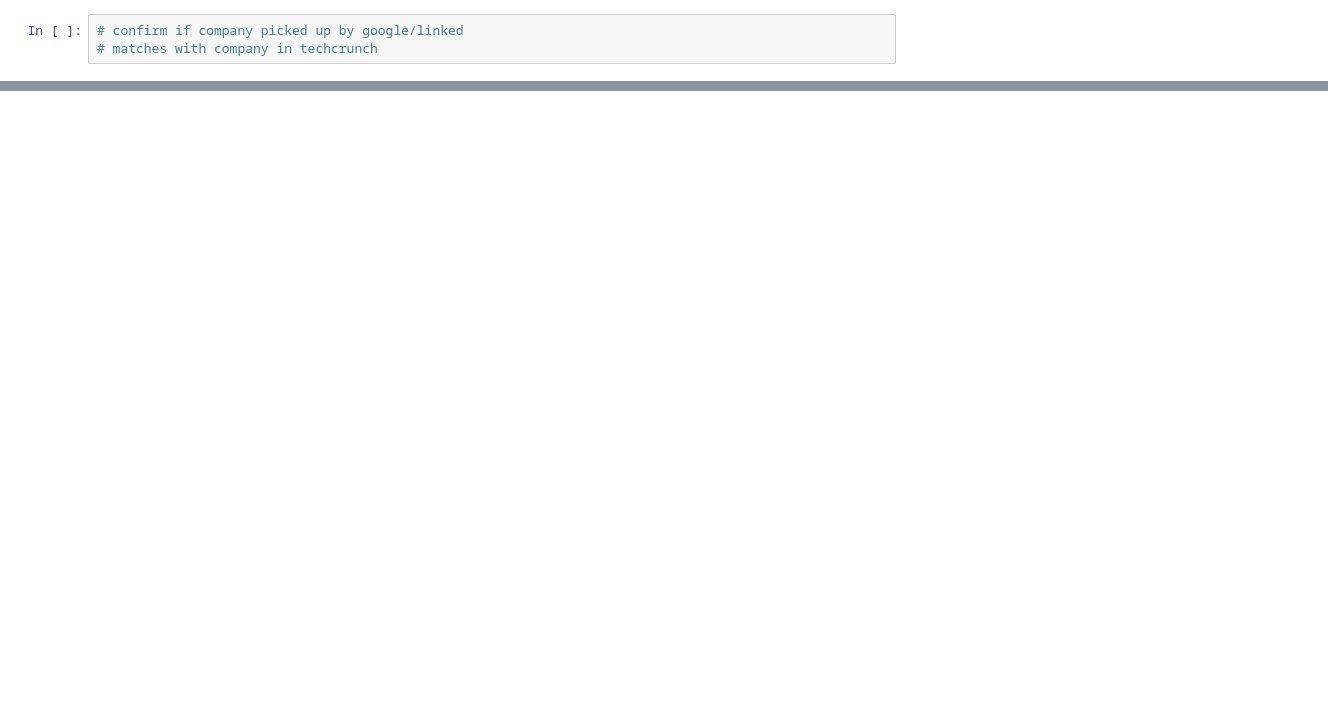
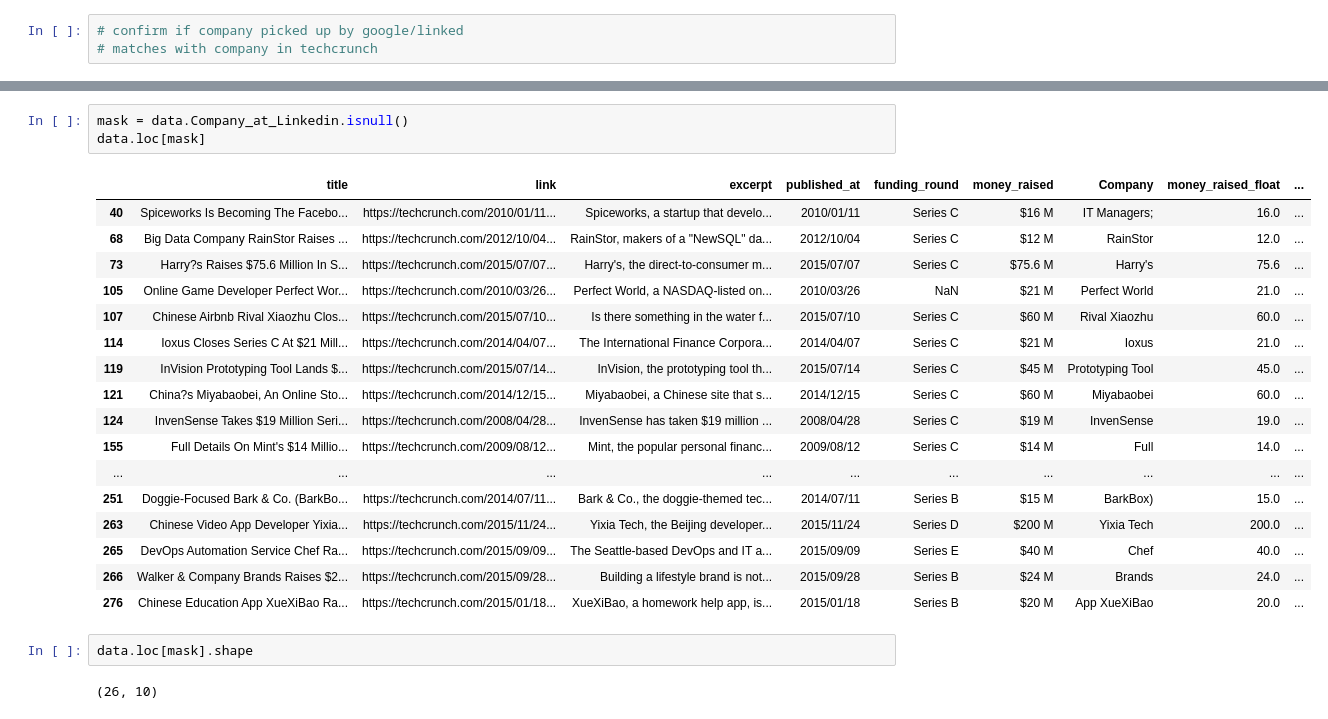
Before and after one commit to K-AlfredIwasaki/job_hunting_made_easy, a Jupyter notebook: project1b/data_collection_preprocessing/preprocessing6_validate_company_at_linkedin_vs_company_at_techcrunch.ipynb, the cells around one changed output, grey strips where cells are left out. Drawn from its saved outputs; the diff is of its cells as text; blank space fills up the shorter version.

```diff
--- a/project1b/data_collection_preprocessing/preprocessing6_validate_company_at_linkedin_vs_company_at_techcrunch.ipynb
+++ b/project1b/data_collection_preprocessing/preprocessing6_validate_company_at_linkedin_vs_company_at_techcrunch.ipynb
@@ -37 +38,26 @@ data["Company_at_Linkedin"] = data.Linkedin_profile.apply(
     lambda company: get_linkedin_company_name(company) )
+# %%
+mask = data.Company_at_Linkedin.isnull()
+data.loc[mask]
+# %% [output]
+|  | title | link | excerpt | published_at | funding_round | money_raised | Company | money_raised_float | ... |
+| 40 | Spiceworks Is Becoming The Facebo... | https://techcrunch.com/2010/01/11... | Spiceworks, a startup that develo... | 2010/01/11 | Series C | $16 M | IT Managers; | 16.0 | ... |
+| 68 | Big Data Company RainStor Raises ... | https://techcrunch.com/2012/10/04... | RainStor, makers of a "NewSQL" da... | 2012/10/04 | Series C | $12 M | RainStor | 12.0 | ... |
+| 73 | Harry?s Raises $75.6 Million In S... | https://techcrunch.com/2015/07/07... | Harry's, the direct-to-consumer m... | 2015/07/07 | Series C | $75.6 M | Harry's | 75.6 | ... |
+| 105 | Online Game Developer Perfect Wor... | https://techcrunch.com/2010/03/26... | Perfect World, a NASDAQ-listed on... | 2010/03/26 | NaN | $21 M | Perfect World | 21.0 | ... |
+| 107 | Chinese Airbnb Rival Xiaozhu Clos... | https://techcrunch.com/2015/07/10... | Is there something in the water f... | 2015/07/10 | Series C | $60 M | Rival Xiaozhu | 60.0 | ... |
+| 114 | Ioxus Closes Series C At $21 Mill... | https://techcrunch.com/2014/04/07... | The International Finance Corpora... | 2014/04/07 | Series C | $21 M | Ioxus | 21.0 | ... |
+| 119 | InVision Prototyping Tool Lands $... | https://techcrunch.com/2015/07/14... | InVision, the prototyping tool th... | 2015/07/14 | Series C | $45 M | Prototyping Tool | 45.0 | ... |
+| 121 | China?s Miyabaobei, An Online Sto... | https://techcrunch.com/2014/12/15... | Miyabaobei, a Chinese site that s... | 2014/12/15 | Series C | $60 M | Miyabaobei | 60.0 | ... |
+| 124 | InvenSense Takes $19 Million Seri... | https://techcrunch.com/2008/04/28... | InvenSense has taken $19 million ... | 2008/04/28 | Series C | $19 M | InvenSense | 19.0 | ... |
+| 155 | Full Details On Mint's $14 Millio... | https://techcrunch.com/2009/08/12... | Mint, the popular personal financ... | 2009/08/12 | Series C | $14 M | Full | 14.0 | ... |
+| ... | ... | ... | ... | ... | ... | ... | ... | ... | ... |
+| 251 | Doggie-Focused Bark & Co. (BarkBo... | https://techcrunch.com/2014/07/11... | Bark & Co., the doggie-themed tec... | 2014/07/11 | Series B | $15 M | BarkBox) | 15.0 | ... |
+| 263 | Chinese Video App Developer Yixia... | https://techcrunch.com/2015/11/24... | Yixia Tech, the Beijing developer... | 2015/11/24 | Series D | $200 M | Yixia Tech | 200.0 | ... |
+| 265 | DevOps Automation Service Chef Ra... | https://techcrunch.com/2015/09/09... | The Seattle-based DevOps and IT a... | 2015/09/09 | Series E | $40 M | Chef | 40.0 | ... |
+| 266 | Walker & Company Brands Raises $2... | https://techcrunch.com/2015/09/28... | Building a lifestyle brand is not... | 2015/09/28 | Series B | $24 M | Brands | 24.0 | ... |
+| 276 | Chinese Education App XueXiBao Ra... | https://techcrunch.com/2015/01/18... | XueXiBao, a homework help app, is... | 2015/01/18 | Series B | $20 M | App XueXiBao | 20.0 | ... |
+# %%
+data.loc[mask].shape
+# %% [output]
+(26, 10)
```
Also changed, not shown: parts of 29 cells of this notebook, 10 other files.
